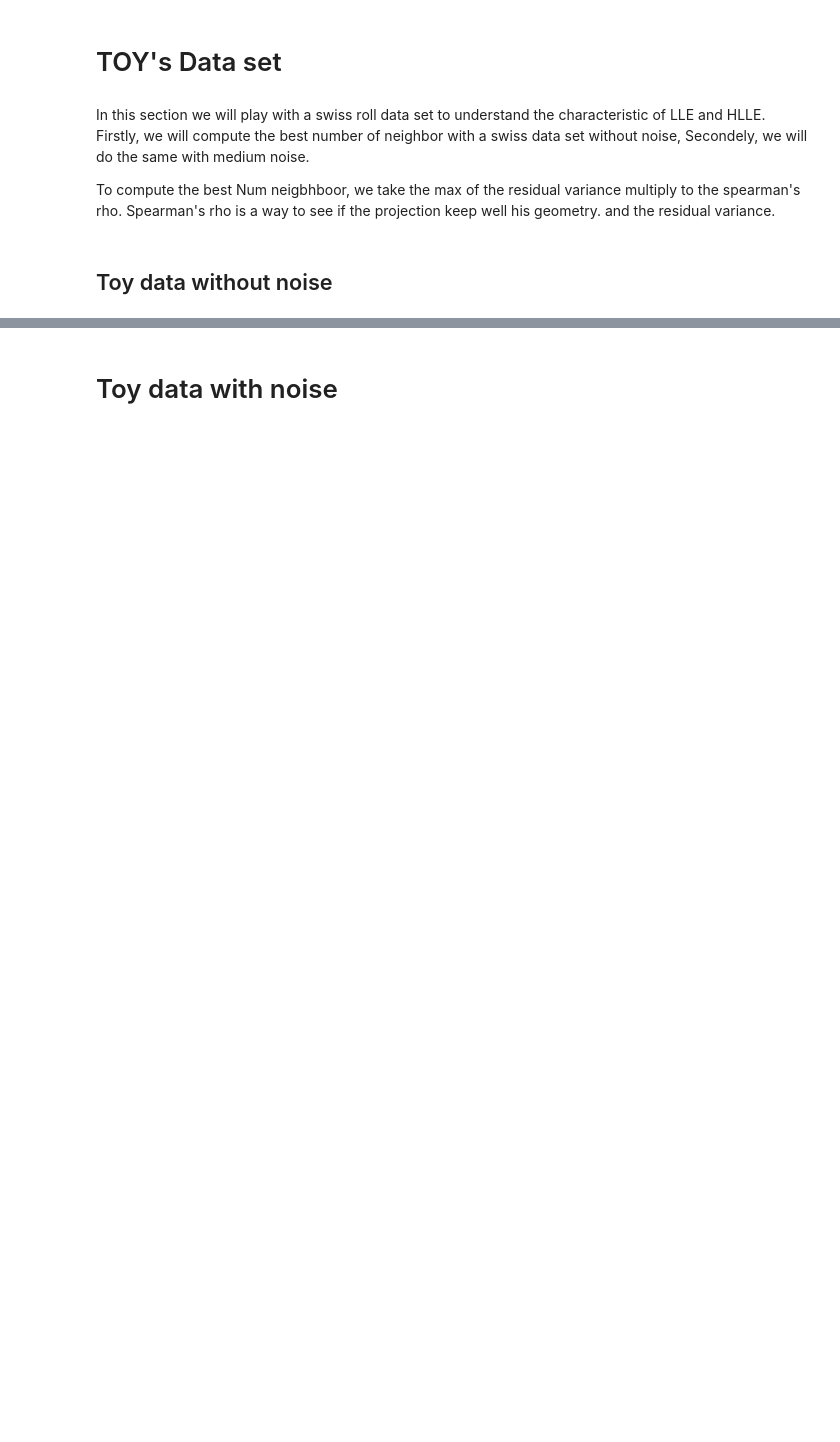
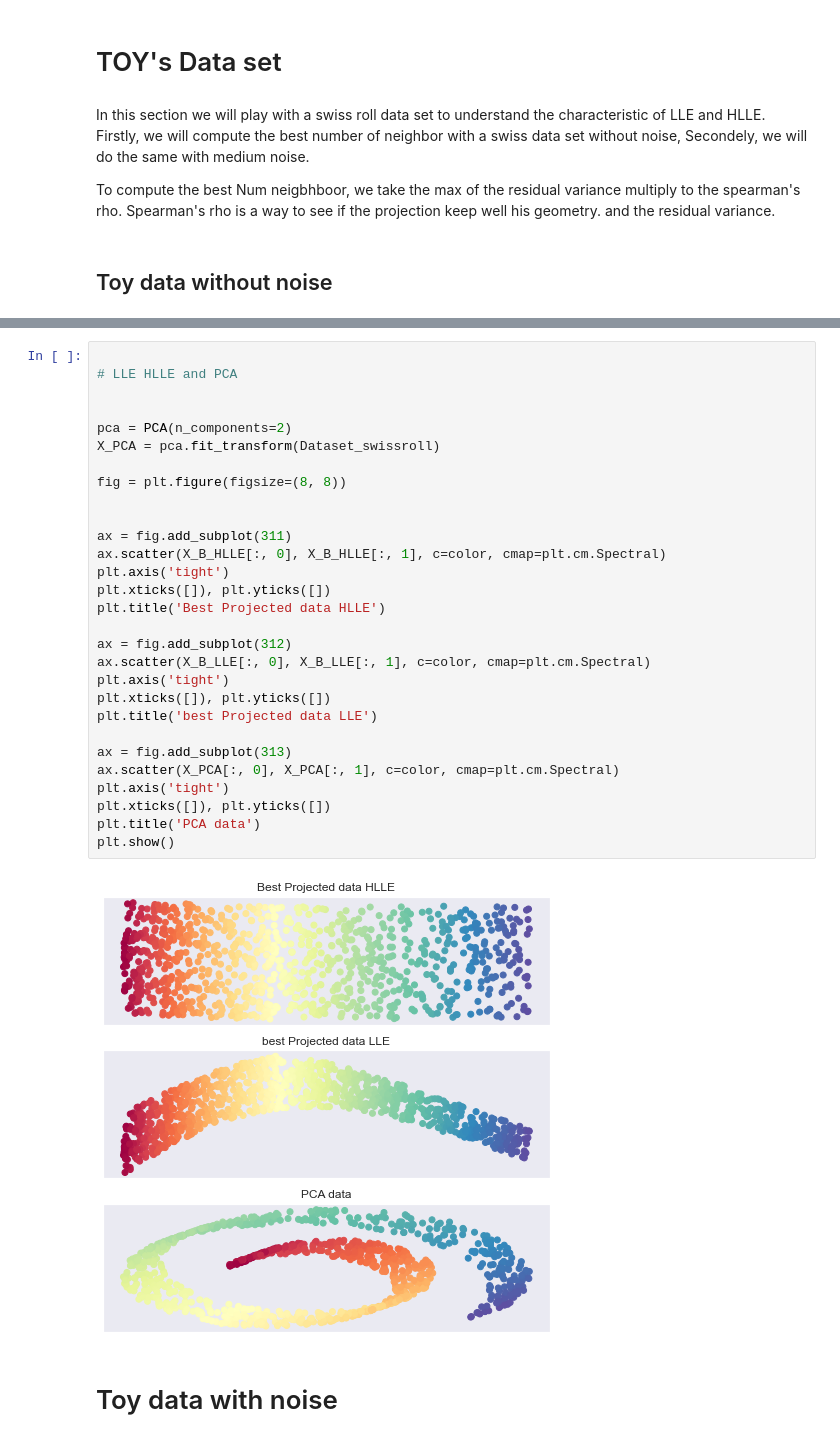
Before and after one commit to bonato47/LLE-Projet, a Jupyter notebook: LLE_HLLE_Tristan_Victor.ipynb, the cells around one changed output, grey strips where cells are left out. Saved outputs shown, nothing was run; the diff lists cells and outputs as text; blank space fills up the shorter version.

```diff
--- a/LLE_HLLE_Tristan_Victor.ipynb
+++ b/LLE_HLLE_Tristan_Victor.ipynb
@@ -213,3 +213,34 @@ Number of neighbor: 30
+# %%
+
+# LLE HLLE and PCA
+
+
+pca = PCA(n_components=2)
+X_PCA = pca.fit_transform(Dataset_swissroll)
+
+fig = plt.figure(figsize=(8, 8))
+
+
+ax = fig.add_subplot(311)
+ax.scatter(X_B_HLLE[:, 0], X_B_HLLE[:, 1], c=color, cmap=plt.cm.Spectral)
+plt.axis('tight')
+plt.xticks([]), plt.yticks([])
+plt.title('Best Projected data HLLE')
+
+ax = fig.add_subplot(312)
+ax.scatter(X_B_LLE[:, 0], X_B_LLE[:, 1], c=color, cmap=plt.cm.Spectral)
+plt.axis('tight')
+plt.xticks([]), plt.yticks([])
+plt.title('best Projected data LLE')
+
+ax = fig.add_subplot(313)
+ax.scatter(X_PCA[:, 0], X_PCA[:, 1], c=color, cmap=plt.cm.Spectral)
+plt.axis('tight')
+plt.xticks([]), plt.yticks([])
+plt.title('PCA data')
+plt.show()
+# %% [output]
+[figure, added]
 # %% [markdown]
 
 # Toy data with noise
```
Also changed, not shown: parts of 9 cells of this notebook, 1 other file.
